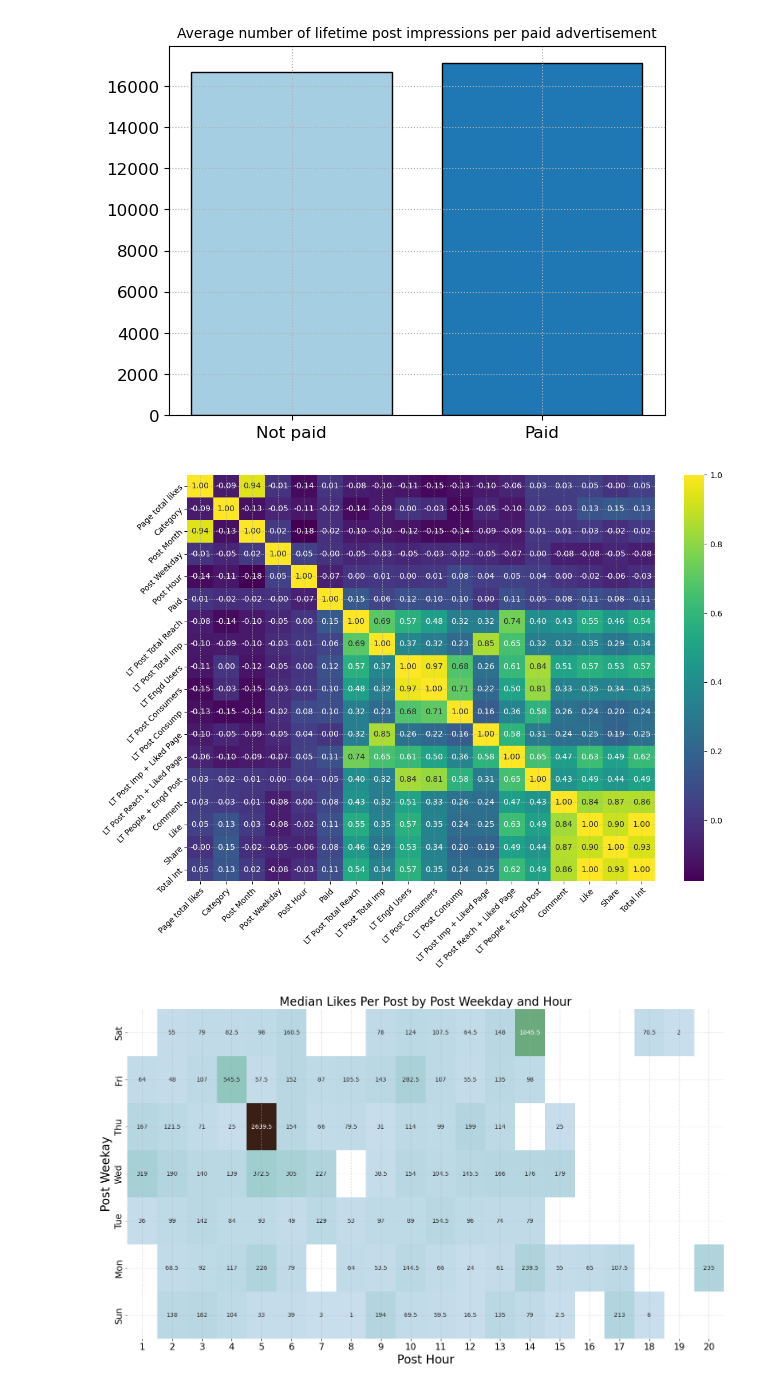
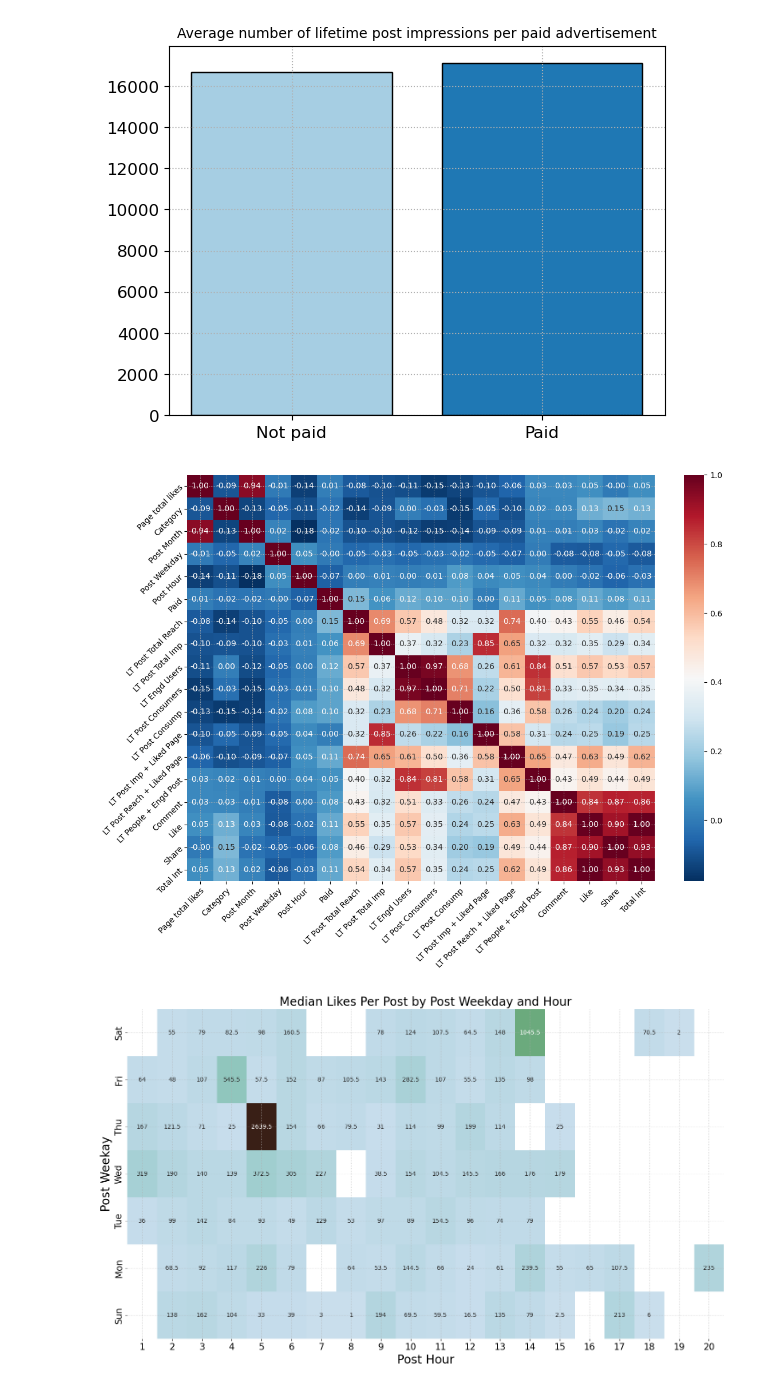
Before and after one commit to capac/facebook-metrics-data-set, a Jupyter notebook: fb_metrics.ipynb, the cells around one changed output. Cells and saved outputs as stored; diff of their text form; code cells hidden in the pictures.

Commit message:
Used 'RdBu_r' colormap in correlation plot

```diff
--- a/fb_metrics.ipynb
+++ b/fb_metrics.ipynb
@@ -180,18 +180,18 @@ plt.grid(linestyle=':')
 # %%
 fig, axes = plt.subplots(figsize=(12, 9))
 fontsize = 10
-hm = sns.heatmap(data=fb_df.corr(numeric_only=float), cmap='viridis',
+hm = sns.heatmap(data=fb_df.corr(numeric_only=float), cmap='RdBu_r',
                  ax=axes, annot=True, fmt='1.2f', annot_kws={'size':fontsize})
 axes.tick_params(labelsize=fontsize)
 cbar = hm.collections[0].colorbar
 cbar.ax.tick_params(labelsize=fontsize)
 plt.setp(axes.get_yticklabels(), ha='right', rotation_mode='anchor', rotation=45)
 plt.setp(axes.get_xticklabels(), ha='right', rotation_mode='anchor', rotation=45)
 plt.tight_layout()
 plt.grid(True, linestyle=':')
 plt.savefig('plots/correlation.png', bbox_inches='tight');
 # %% [output]
-[figure, old version]
+[figure, new version]
 # %%
 timePivot = pd.pivot_table(fb_df, aggfunc='median', columns='Post Hour',
                            index='Post Weekday', values='Like')
```
